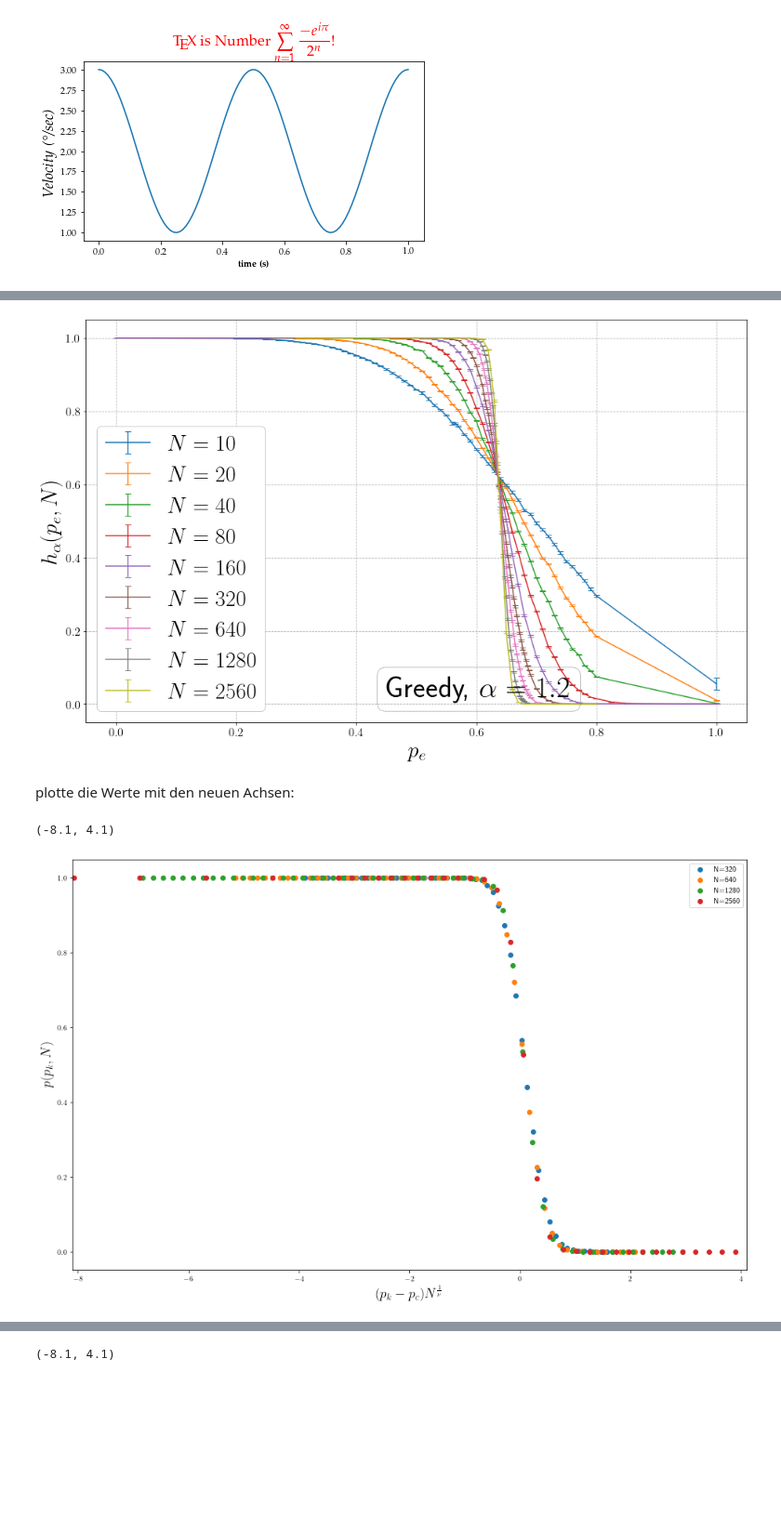
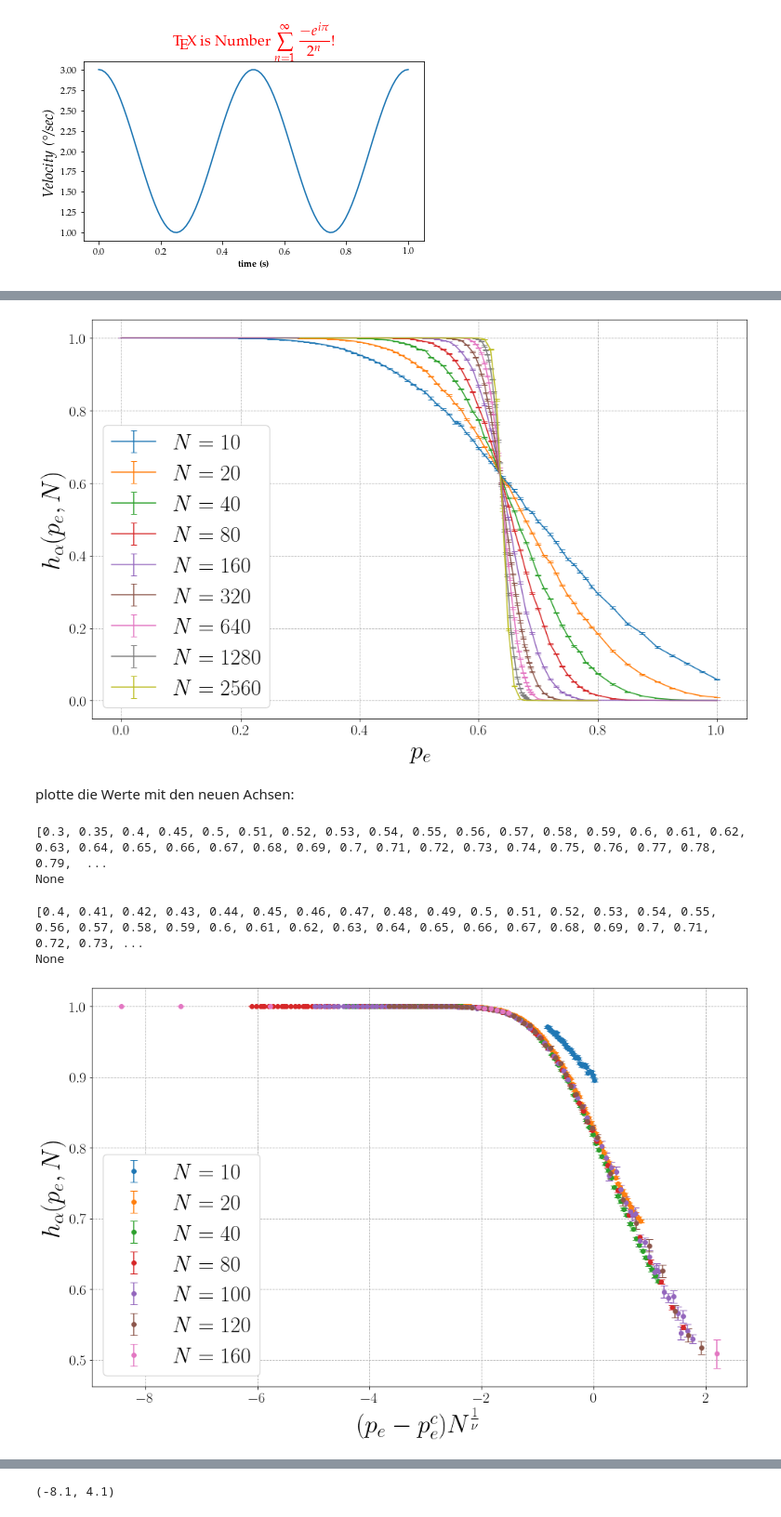
Before and after one commit to T3K14/Masterarbeit-Auswertung, a Jupyter notebook: KFC2.ipynb, the cells around one changed output, grey strips where cells are left out. Shown at 93% size. Cells and saved outputs as stored; diff of their text form; code cells hidden in the pictures; blank space fills up the shorter version.

```diff
--- a/KFC2.ipynb
+++ b/KFC2.ipynb
@@ -480,7 +595,7 @@ for n in sorted(dic_lp1.keys()):
     ax.errorbar(dic_lp1[n].index, dic_lp1[n]['Anteil_GGL'], yerr=dic_lp1[n]['Delta_Anteil_GGL'], fmt='o', capsize=capsize, markersize=markersize, markerfacecolor=markerfacecolor, label=f"$N={n}$")
 
 ax.set_xlabel('$p_e$', fontsize=axislabelsize)
-ax.set_ylabel(r'$\langle r_{sol} \rangle$', fontsize=axislabelsize)
+ax.set_ylabel(r'$ r_{sol}$', fontsize=axislabelsize)
 
 ax.legend(fontsize=30, framealpha=1)
 for label in (ax.get_xticklabels() + ax.get_yticklabels()):
@@ -532,7 +734,7 @@ ax.grid(ls='--')
 ax.set_axisbelow(True)
 
 # fmts = ['v', '^', '<']
-fmts = ['o', 'o', 'o', 'o']
+fmts = ['o', 'o', 'o', 'o', 'o']
 
 ns = sorted(dic_lp1.keys())
 
@@ -628,12 +830,12 @@ Text(0.5, 1.0, '\\TeX\\ is Number $\\displaystyle\\sum_{n=1}^\\infty\\frac{-e^{i
 [figure]
 # %%
 fig, ax = plt.subplots(figsize=(16,10))
-alpha=1.0
+alpha=1.01
 alg='LP_Approx'
 
 pcs1 = auswertung_ma.prepare_alg_vs_schranke_data(data1, data_vor1, alg, alpha)
 
-for n in sorted(pcs1.keys()):
+for n in sorted(pcs1.keys())[1:]:
 
     if n not in [160]:
         ax.errorbar(pcs1[n].ids, pcs1[n].props, yerr=pcs1[n].std_dev, capsize=4, label=f'$N={n}$')
@@ -1001,11 +871,11 @@ fig, ax = plt.subplots(figsize=(16,10))
 alpha=1.2
 alg='Greedy'
 
-pcs1 = auswertung_ma.prepare_alg_vs_schranke_data(data1, data1_vor, alg, alpha)
+pcs1 = auswertung_ma.prepare_alg_vs_schranke_data(data1, data_vor1, alg, alpha)
 
 for n in sorted(pcs1.keys()):
 
-    if n != 120:
+    if n not in [100,120]:
         ax.errorbar(pcs1[n].ids, pcs1[n].props, yerr=pcs1[n].std_dev, capsize=4, label=f'$N={n}$')
 #     ax.scatter(pcs1[n].ids, pcs1[n].props)
 
@@ -1015,11 +885,11 @@ ax.set_ylabel(f'$h_\\alpha(p_e, N)$', fontsize=axislabelsize)
 
 ax.legend(fontsize=30, framealpha=1, loc='lower left')
 for label in (ax.get_xticklabels() + ax.get_yticklabels()):
-    label.set_fontsize(16)
+    label.set_fontsize(label_fontsize)
 ax.grid(ls='--')
 
 # ax.set_xlim([0.295, 0.805])
-ax.text(0.45, 0.02, f"Greedy, $\\alpha={alpha}$", color="black", bbox=dict(fc='None', alpha=.5, boxstyle='round', color='grey'), fontsize=40)
+# ax.text(0.45, 0.02, f"Greedy, $\\alpha={alpha}$", color="black", bbox=dict(fc='None', alpha=.5, boxstyle='round', color='grey'), fontsize=40)
 # alpha = 1.2
 # ax.set_xlim([0.6,.66])
 # ax.set_ylim([0.8, 1.02])
@@ -1028,8 +898,8 @@ ax.text(0.45, 0.02, f"Greedy, $\\alpha={alpha}$", color="black", bbox=dict(fc='N
 # ax.set_xlim([0.53, 0.58])
 # ax.set_ylim([0.4, 0.8])
 
-plt.savefig('pk_uebergang_greedy.png', dpi=300, facecolor=[1,1,1,1], bbox_inches='tight')
+plt.savefig(os.path.join(plot_output_path, f'pe_greedy_h_{alpha}_1.png'), dpi=300, facecolor=[1,1,1,1], bbox_inches='tight')
 # %% [output]
-[figure, old version]
+[figure, new version]
 # %% [markdown]
 plotte die Werte mit den neuen Achsen:
@@ -1036,36 +936,70 @@ plotte die Werte mit den neuen Achsen:
+# %%
+alpha=1.3
+alg='Greedy'
+
+pcs1 = auswertung_ma.prepare_alg_vs_schranke_data(data1, data_vor1, alg, alpha)
+
+l = [160, 320, 640, 1280, 2560]
+# l = [20, 40, 80]
+
+print(prepare_fssa(l, pcs1, f'alpha_{alpha}_160-2560'))
+# %% [output]
+[0.3, 0.35, 0.4, 0.45, 0.5, 0.51, 0.52, 0.53, 0.54, 0.55, 0.56, 0.57, 0.58, 0.59, 0.6, 0.61, 0.62, 0.63, 0.64, 0.65, 0.66, 0.67, 0.68, 0.69, 0.7, 0.71, 0.72, 0.73, 0.74, 0.75, 0.76, 0.77, 0.78, 0.79,  ...
+None
+# %%
+alpha=1.01
+alg='LP_Approx'
+
+pcs1 = auswertung_ma.prepare_alg_vs_schranke_data(data1, data_vor1, alg, alpha)
+
+# l = [160, 320, 640, 1280, 2560]
+l = [20, 40, 80, 100, 120]
+
+print(prepare_fssa(l, pcs1, f'lp_alpha_{alpha}_20-120'))
+# %% [output]
+[0.4, 0.41, 0.42, 0.43, 0.44, 0.45, 0.46, 0.47, 0.48, 0.49, 0.5, 0.51, 0.52, 0.53, 0.54, 0.55, 0.56, 0.57, 0.58, 0.59, 0.6, 0.61, 0.62, 0.63, 0.64, 0.65, 0.66, 0.67, 0.68, 0.69, 0.7, 0.71, 0.72, 0.73, ...
+None
 # %%
 fig, ax = plt.subplots(figsize=(16,10))
 # 1.2
 # nu = 1.9904038527486416
 # zeta = -0.001893205514896505
 # krit = 0.6355444309347226
 
 # 1.1
 # nu = 1.9658861899838602
 # zeta =-0.0015942810030053344
 # krit = 0.5440240471699048
 
 # ab 320 1.2:
-nu = 2.4715339178453766
-zeta = 0.0063540403904221625
-krit = 0.6372684775074768
+nu = 2.14734662846475
+# zeta = 0.6366414017700357
+krit = 0.792827846690527
+
+alpha=1.01
+alg='LP_Approx'
 
 
-
-pcs1 = auswertung_ma.prepare_alg_vs_schranke_data(data1, data1_vor, alg, alpha)
+pcs1 = auswertung_ma.prepare_alg_vs_schranke_data(data1, data_vor1, alg, alpha)
 
 for n in sorted(pcs1.keys()):
-    if n >= 320:
+#     if n >= 40:
 #     ax.scatter((np.array(pcs1[n].ids) - krit) * n ** (1 / nu), np.array(pcs1[n].props) * n ** (-1 * zeta/nu) , label=f'N={n}')
-        ax.scatter((np.array(pcs1[n].ids) - krit) * n ** (1 / nu), np.array(pcs1[n].props) , label=f'N={n}')
+#         ax.scatter((np.array(pcs1[n].ids) - krit) * n ** (1 / nu), np.array(pcs1[n].props) , label=f'$N={n}$')
+        ax.errorbar((np.array(pcs1[n].ids) - krit) * n ** (1 / nu), np.array(pcs1[n].props), pcs1[n].std_dev, fmt='o', capsize=capsize, label=f'$N={n}$')
 
-ax.legend()
-ax.set_xlabel(r"$(p_k - p_c) N^{\frac{1}{\nu}}$", fontsize=18)
+ax.set_xlabel(r"$(p_e - p_e^{c}) N^{\frac{1}{\nu}}$", fontsize=axislabelsize)
 # ax.set_ylabel(r"$p(p_k,N) N^{\frac{-\zeta}{\nu}}$", fontsize=18)
-ax.set_ylabel(r"$p(p_k,N)$", fontsize=18)
-ax.set_xlim((-8.1, 4.1))
+ax.set_ylabel(r"$h_\alpha(p_e,N)$", fontsize=axislabelsize)
+# ax.set_xlim((-8.1, 4.1))
+
+
+ax.legend(fontsize=30, framealpha=1, loc='lower left')
+for label in (ax.get_xticklabels() + ax.get_yticklabels()):
+    label.set_fontsize(label_fontsize)
+ax.grid(ls='--')
 
 # plt.savefig('kollaps_greedy_1sc.png', dpi=300, facecolor=[1,1,1,1])
+# plt.savefig(os.path.join(plot_output_path, f'pe_greedy_kollaps_{alpha}_1.png'), dpi=300, facecolor=[1,1,1,1], bbox_inches='tight')
 # %% [output]
-(-8.1, 4.1)
-[figure, old version]
+[figure, new version]
```
Also changed, not shown: parts of 73 cells of this notebook, 2 other files.
